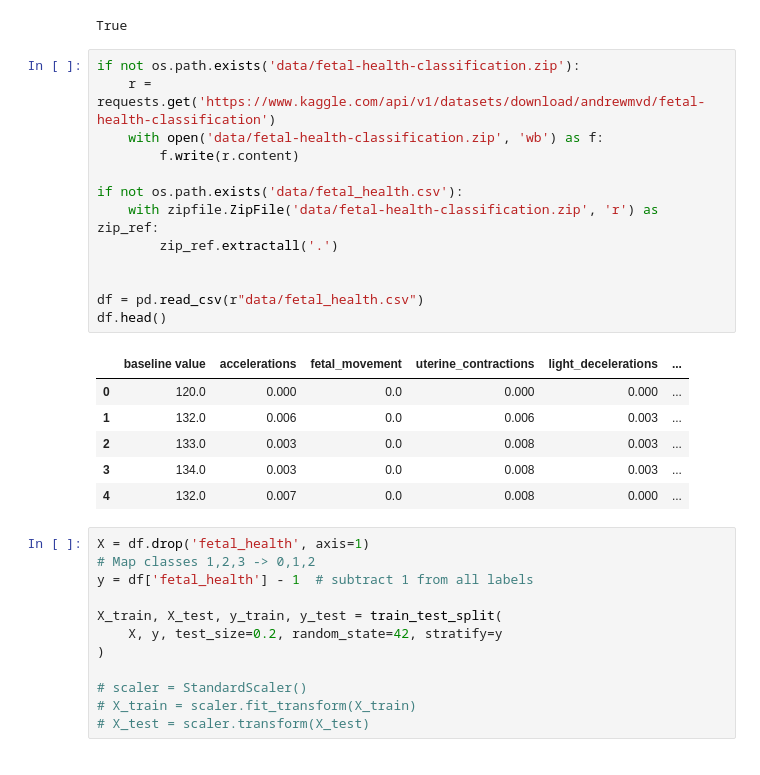
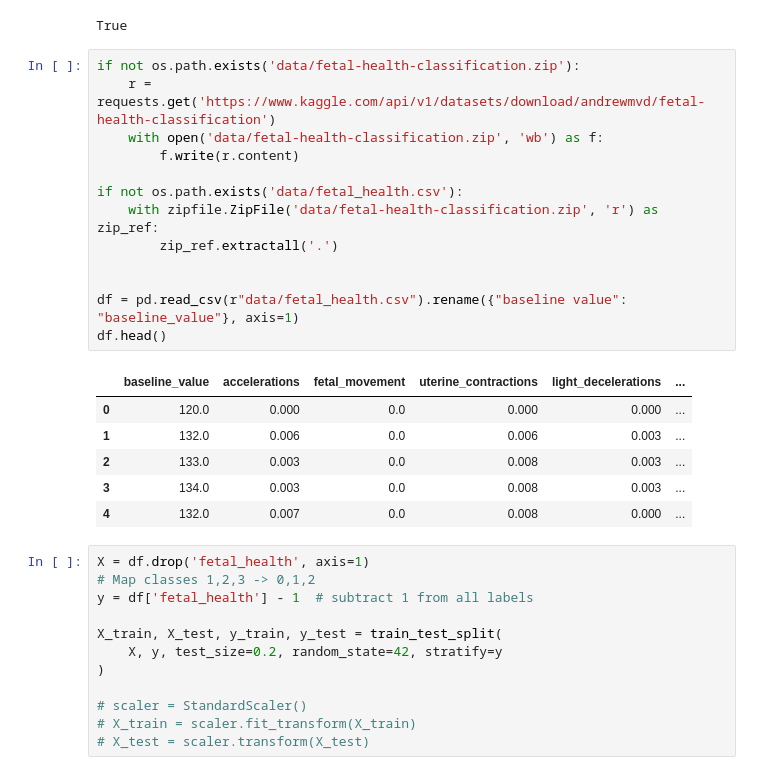
Before and after one commit to mo-100/health-datathon, a Jupyter notebook: ml/stilbirth_model_ml.ipynb, the cells around one changed output. Drawn from its saved outputs; the diff is of its cells as text.

```diff
--- a/ml/stilbirth_model_ml.ipynb
+++ b/ml/stilbirth_model_ml.ipynb
@@ -24,18 +24,18 @@ True
 # %%
 if not os.path.exists('data/fetal-health-classification.zip'):
     r = requests.get('https://www.kaggle.com/api/v1/datasets/download/andrewmvd/fetal-health-classification')
     with open('data/fetal-health-classification.zip', 'wb') as f:
         f.write(r.content)
 
 if not os.path.exists('data/fetal_health.csv'):
     with zipfile.ZipFile('data/fetal-health-classification.zip', 'r') as zip_ref:
         zip_ref.extractall('.')
 
 
-df = pd.read_csv(r"data/fetal_health.csv")
+df = pd.read_csv(r"data/fetal_health.csv").rename({"baseline value": "baseline_value"}, axis=1)
 df.head()
 # %% [output]
-|  | baseline value | accelerations | fetal_movement | uterine_contractions | light_decelerations | ... |
+|  | baseline_value | accelerations | fetal_movement | uterine_contractions | light_decelerations | ... |
 | 0 | 120.0 | 0.000 | 0.0 | 0.000 | 0.000 | ... |
 | 1 | 132.0 | 0.006 | 0.0 | 0.006 | 0.003 | ... |
 | 2 | 133.0 | 0.003 | 0.0 | 0.008 | 0.003 | ... |
```
Also changed, not shown: parts of 2 cells of this notebook, 10 other files.
